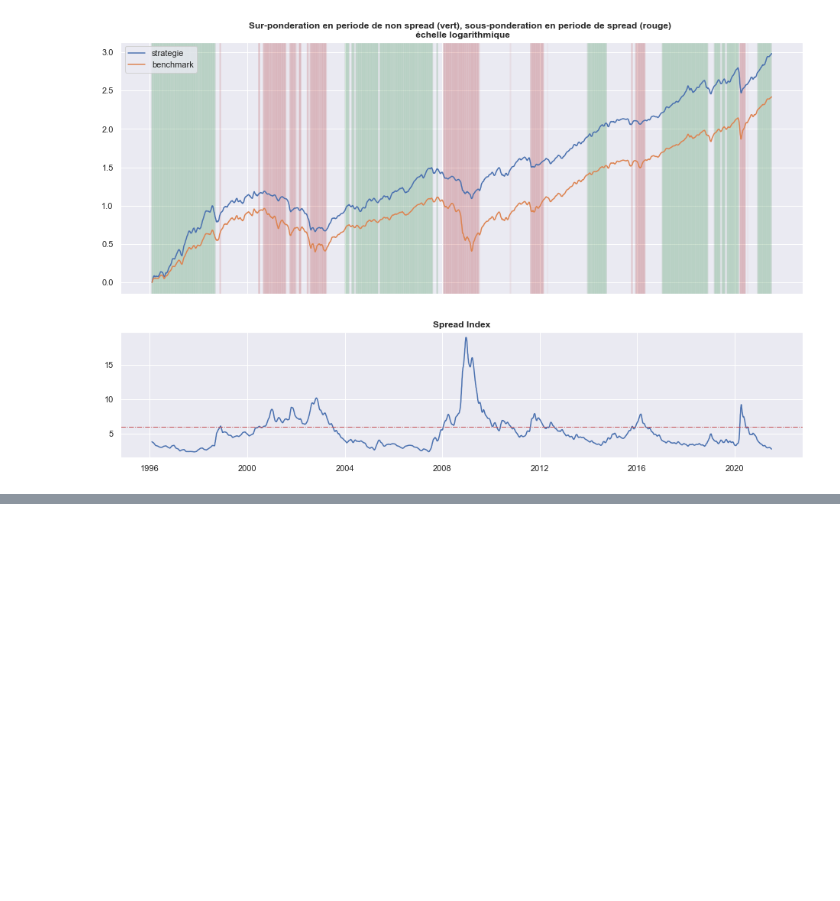
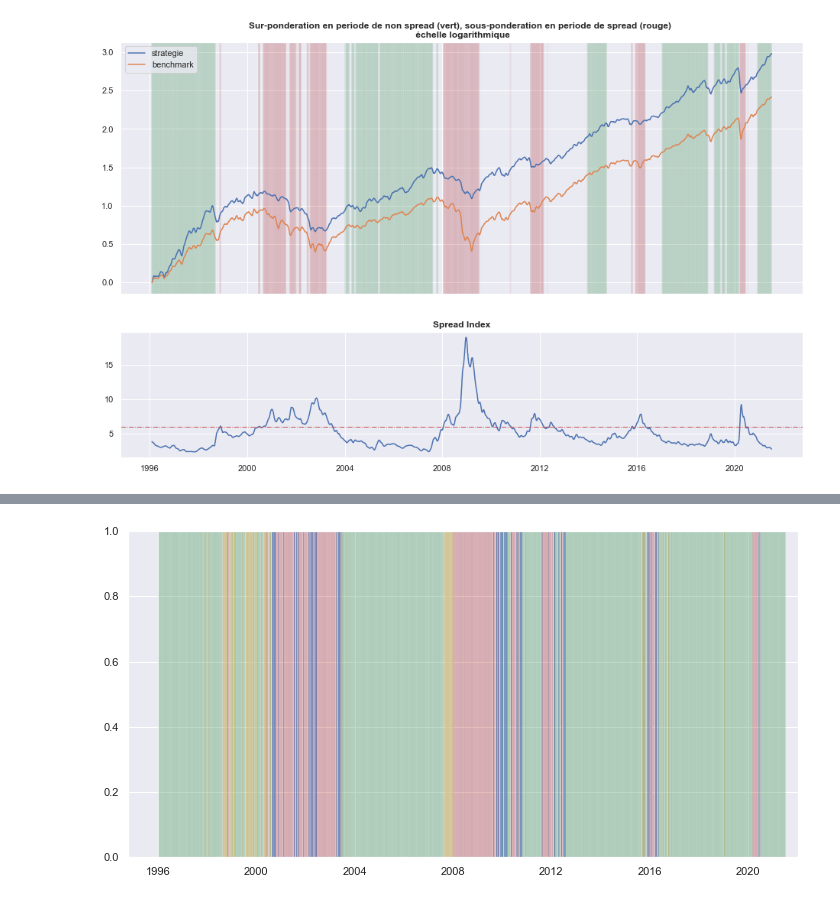
Before and after one commit to lacoupe/BCVS, a Jupyter notebook: SW/risque.ipynb, the cells around one changed output, grey strips where cells are left out. Saved outputs shown, nothing was run; the diff lists cells and outputs as text; code cells hidden in the pictures; blank space fills up the shorter version.

```diff
--- a/SW/risque.ipynb
+++ b/SW/risque.ipynb
@@ -131,14 +131,15 @@ df_stress['ddx100'] = df_stress.dx100.rolling(100).apply(lambda x: (x[-1] - x[0]
 # 1 si premiere pente positive, 0 sinon
 df_stress['signal_dx'] = (df_stress.dx100 > 0).astype(int)
 
+window_mean = 21
 for idx in df_stress.index:
     iloc = df_stress.index.get_loc(idx)
 
     # 1 si moyenne des 15 derniers jours > 0.2
-    if (df_stress.stress.iloc[iloc - 21:iloc].mean() > 0.2):
+    if (df_stress.stress.iloc[iloc - window_mean:iloc].mean() > 0.2):
         df_stress.at[idx, 'signal_stress'] = 1
     # -1 si moyenne des 15 derniers jours < 0
-    elif (df_stress.stress.iloc[iloc - 21:iloc].mean() < -0):
+    elif (df_stress.stress.iloc[iloc - window_mean:iloc].mean() < -0):
         df_stress.at[idx, 'signal_stress'] = -1
     else:
         df_stress.at[idx, 'signal_stress'] = 0
@@ -244,3 +245,8 @@ axs[1].set_ylabel(None)
 plt.show()
 # %% [output]
 [figure]
+# %%
+df_risque = pd.DataFrame().reindex(df_spread.index)
+df_risque['stress'] = df_stress.stress
+df_risque['spread'] = df_spread.spread
+df_risque
@@ -246,0 +268,24 @@ plt.show()
+# %%
+for idx in df_risque.index:
+    if (df_risque.at[idx, 'stress'] < 0.2) & (df_risque.at[idx, 'spread'] < 6):
+        df_risque.at[idx, 'signal'] = 1
+    if (df_risque.at[idx, 'stress'] > 0.2) & (df_risque.at[idx, 'spread'] > 6):
+        df_risque.at[idx, 'signal'] = -1
+    if (df_risque.at[idx, 'stress'] < 0.2) & (df_risque.at[idx, 'spread'] > 6):
+        df_risque.at[idx, 'signal'] = 0.5
+    if (df_risque.at[idx, 'stress'] > 0.2) & (df_risque.at[idx, 'spread'] < 6):
+        df_risque.at[idx, 'signal'] = -0.5
+# %%
+fig, ax = plt.subplots(figsize=(12,6))
+
+for idx in df_risque.index:
+    if (df_risque.signal.loc[idx] == 1):
+        ax.axvline(x=idx, lw=0.4, alpha=0.1, zorder=1, c='g')
+    if (df_risque.signal.loc[idx] == -1):
+        ax.axvline(x=idx, lw=0.4, alpha=0.1, zorder=1, c='r')
+    if (df_risque.signal.loc[idx] == -0.5):
+        ax.axvline(x=idx, lw=1, alpha=0.1, zorder=1, c='y')
+    if (df_risque.signal.loc[idx] == 0.5):
+        ax.axvline(x=idx, lw=1, alpha=0.1, zorder=1, c='b')
+# %% [output]
+[figure, added]
```
Also changed, not shown: parts of 1 cell of this notebook.
